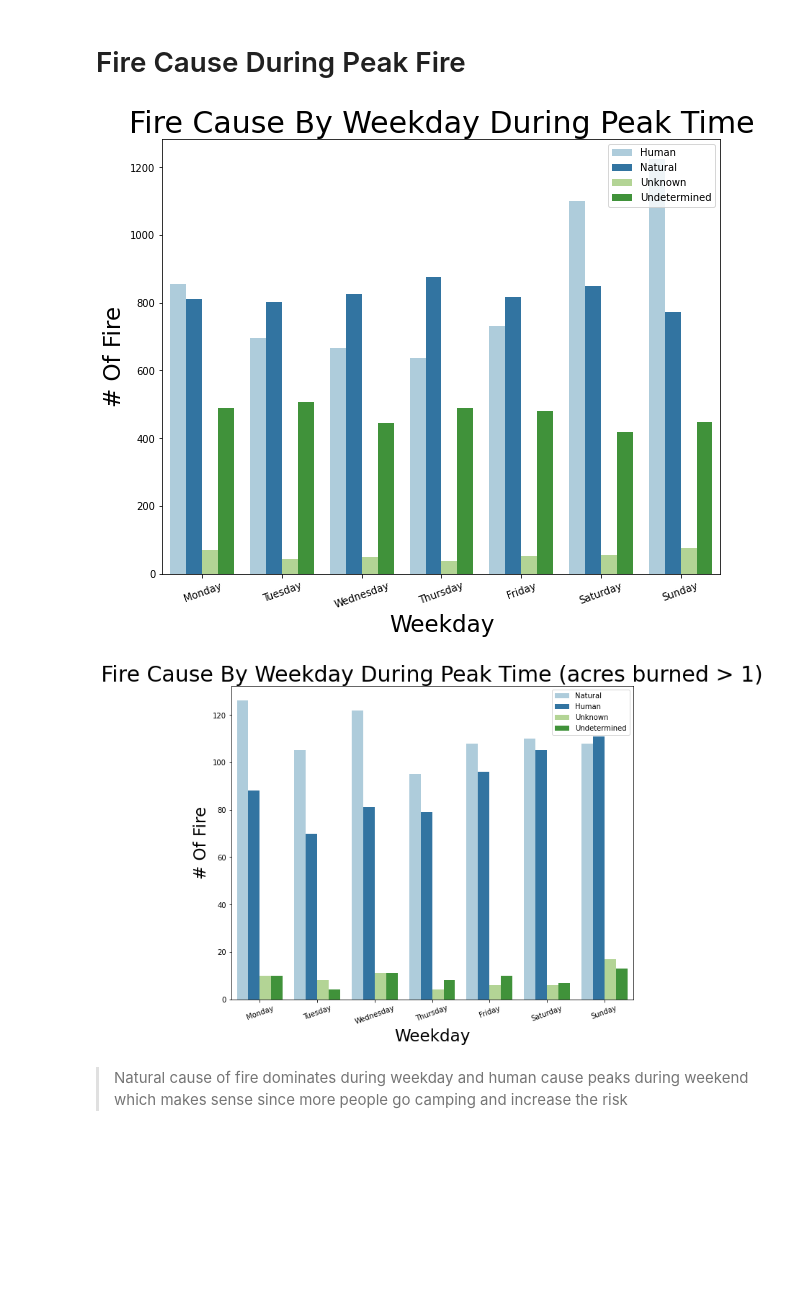
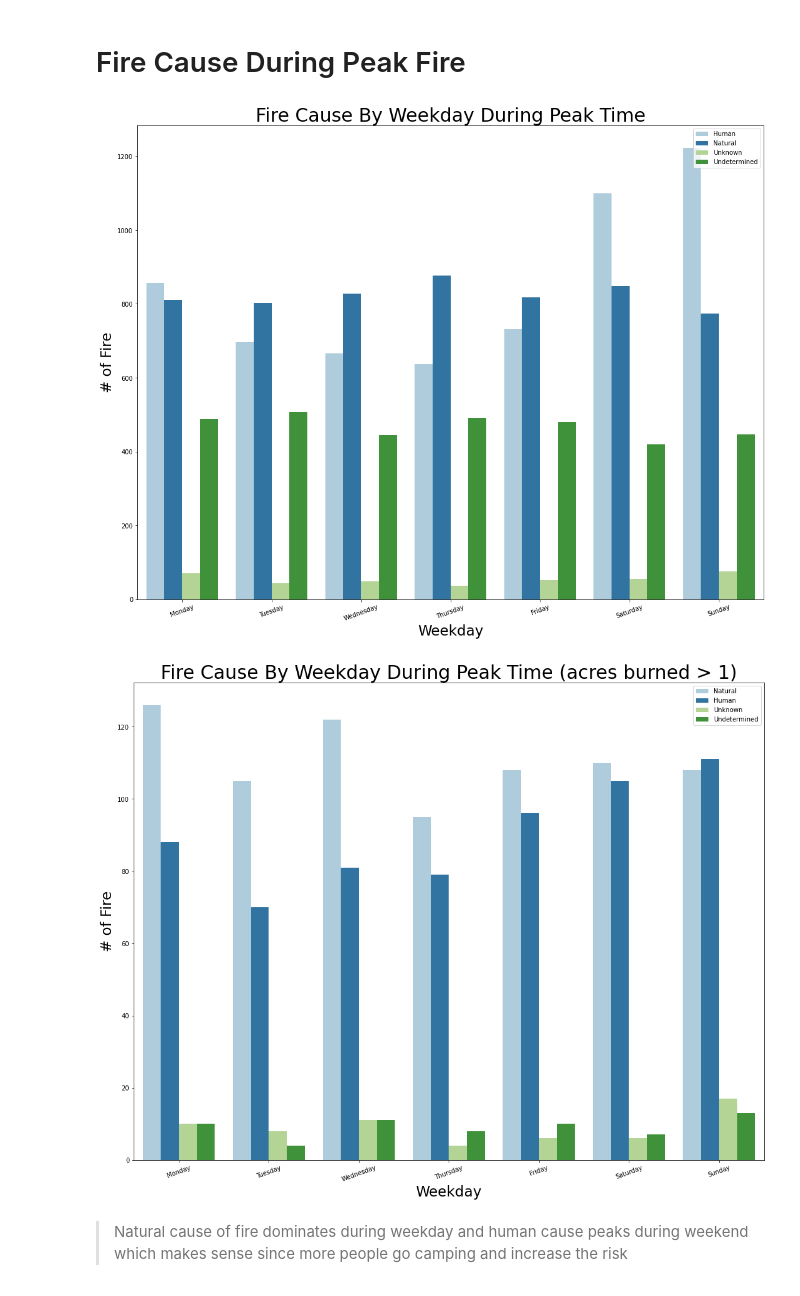
Before and after one commit to jeff-shakes/Wildfire_Size_Prediction, a Jupyter notebook: src/01_cleaning_eda/bt_eda.ipynb, the cells around one changed output. Drawn from its saved outputs; the diff is of its cells as text; code cells hidden in the pictures; blank space fills up the shorter version.

```diff
--- a/src/01_cleaning_eda/bt_eda.ipynb
+++ b/src/01_cleaning_eda/bt_eda.ipynb
@@ -15,7 +15,7 @@ all_fire_weather = pd.read_csv(
     parse_dates=["firediscoverydatetime", "controldatetime", "containmentdatetime"],
 )
 big_fire_weather = pd.read_csv(
-    "../../data/processed/bigger_wildfire_weather_extra_180d.csv",
+    "../../data/processed/wildfire_all_weather_extra_180d.csv",
     parse_dates=["firediscoverydatetime", "controldatetime", "containmentdatetime"],
 )
 # %%
@@ -321,10 +321,10 @@ plot_by_arg(
         & (all_fire_weather["firediscoverydatetime_month"] >= peak_fire_month['min'])
     ],
     "firediscoverydatetime_day",
-    figsize=(10, 8),
+    figsize=(18, 14),
     title="Fire Cause By Weekday During Peak Time",
     xlabel="Weekday",
-    ylabel="# Of Fire",
+    ylabel="# of Fire",
     title_fontsize=30,
     xlabel_fontsize=23,
     ylabel_fontsize=23,
@@ -336,30 +336,30 @@ plot_by_arg(
     file_path='../../public/visuals/peak_fire_cause_by_weekday'
 )
 # %% [output]
-[figure, old version]
+[figure, new version]
 # %%
 plot_by_arg(
     big_fire_weather[
         (big_fire_weather["firediscoverydatetime_month"] <= peak_fire_month['max'])
         & (big_fire_weather["firediscoverydatetime_month"] >= peak_fire_month['min'])
     ],
     "firediscoverydatetime_day",
-    figsize=(10, 8),
+    figsize=(18, 14),
     title="Fire Cause By Weekday During Peak Time (acres burned > 1)",
     xlabel="Weekday",
-    ylabel="# Of Fire",
+    ylabel="# of Fire",
     title_fontsize=30,
     xlabel_fontsize=23,
     ylabel_fontsize=23,
     bar_color=sns.color_palette("Paired"),
     xticks_name=list(calendar.day_name),
     rotation=20,
     hue="firecause",
     hue_labels=list(big_fire_weather['firecause'].unique()),
     file_path='../../public/visuals/peak_big_fire_by_weekday'
 )
 # %% [output]
-[figure, old version]
+[figure, new version]
 # %% [markdown]
 > Natural cause of fire dominates during weekday and human cause peaks during weekend which makes sense since more people go camping and increase the risk
 # %% [markdown]
```
Also changed, not shown: parts of 12 cells of this notebook, 16 other files.
